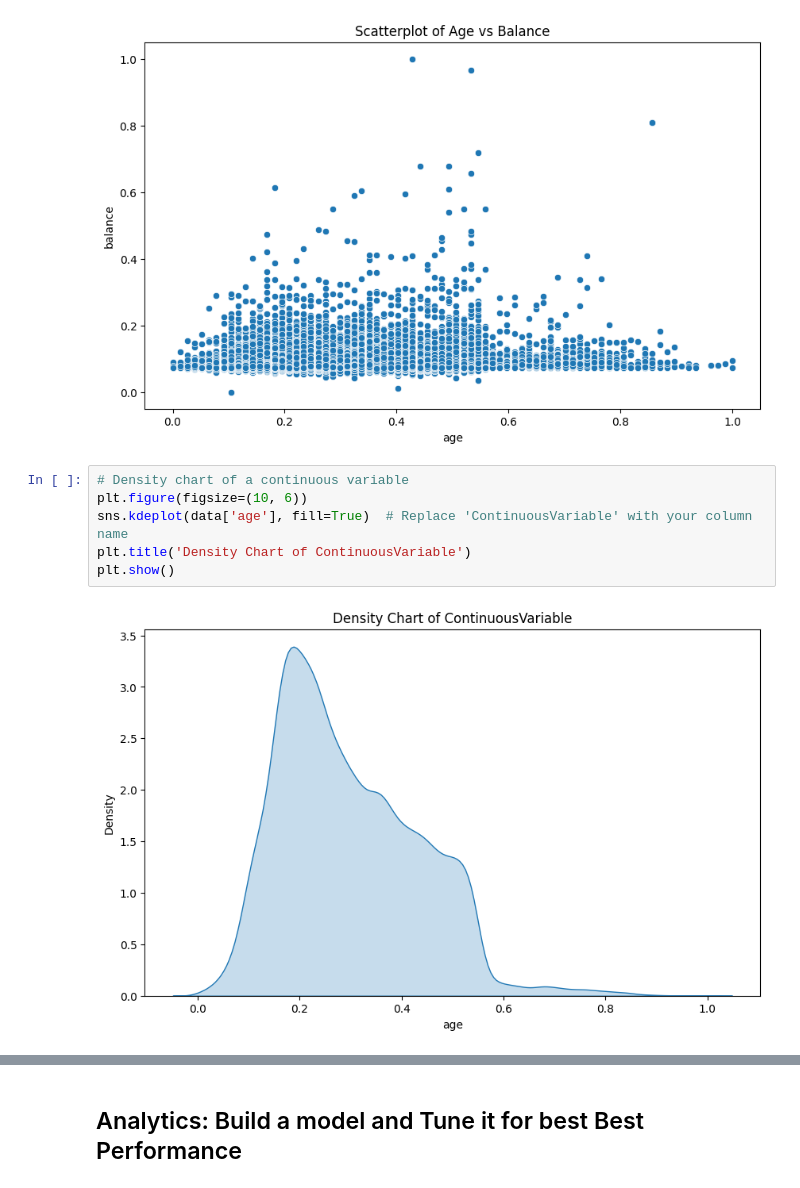
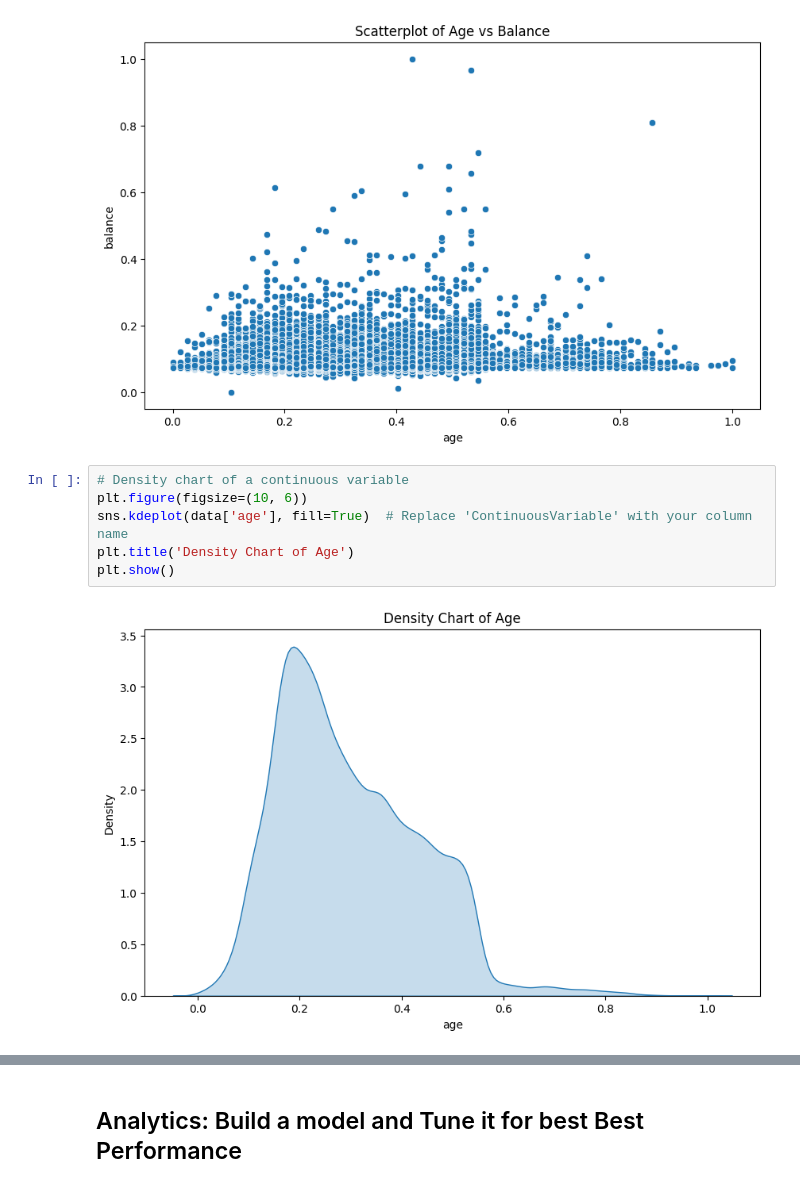
Before and after one commit to dgc6xd/ds1001_final, a Jupyter notebook: ds1001_final/notebooks/Final_Project_Notebook.ipynb, the cells around one changed output, grey strips where cells are left out. Saved outputs shown, nothing was run; the diff lists cells and outputs as text.

```diff
--- a/ds1001_final/notebooks/Final_Project_Notebook.ipynb
+++ b/ds1001_final/notebooks/Final_Project_Notebook.ipynb
@@ -183,10 +197,10 @@ plt.show()
 # %%
 # Density chart of a continuous variable
 plt.figure(figsize=(10, 6))
 sns.kdeplot(data['age'], fill=True)  # Replace 'ContinuousVariable' with your column name
-plt.title('Density Chart of ContinuousVariable')
+plt.title('Density Chart of Age')
 plt.show()
 # %% [output]
-[figure, old version]
+[figure, new version]
 # %%
 #Correlation matrix, make sure to only include numeric variables
```
Also changed, not shown: parts of 19 cells of this notebook.
